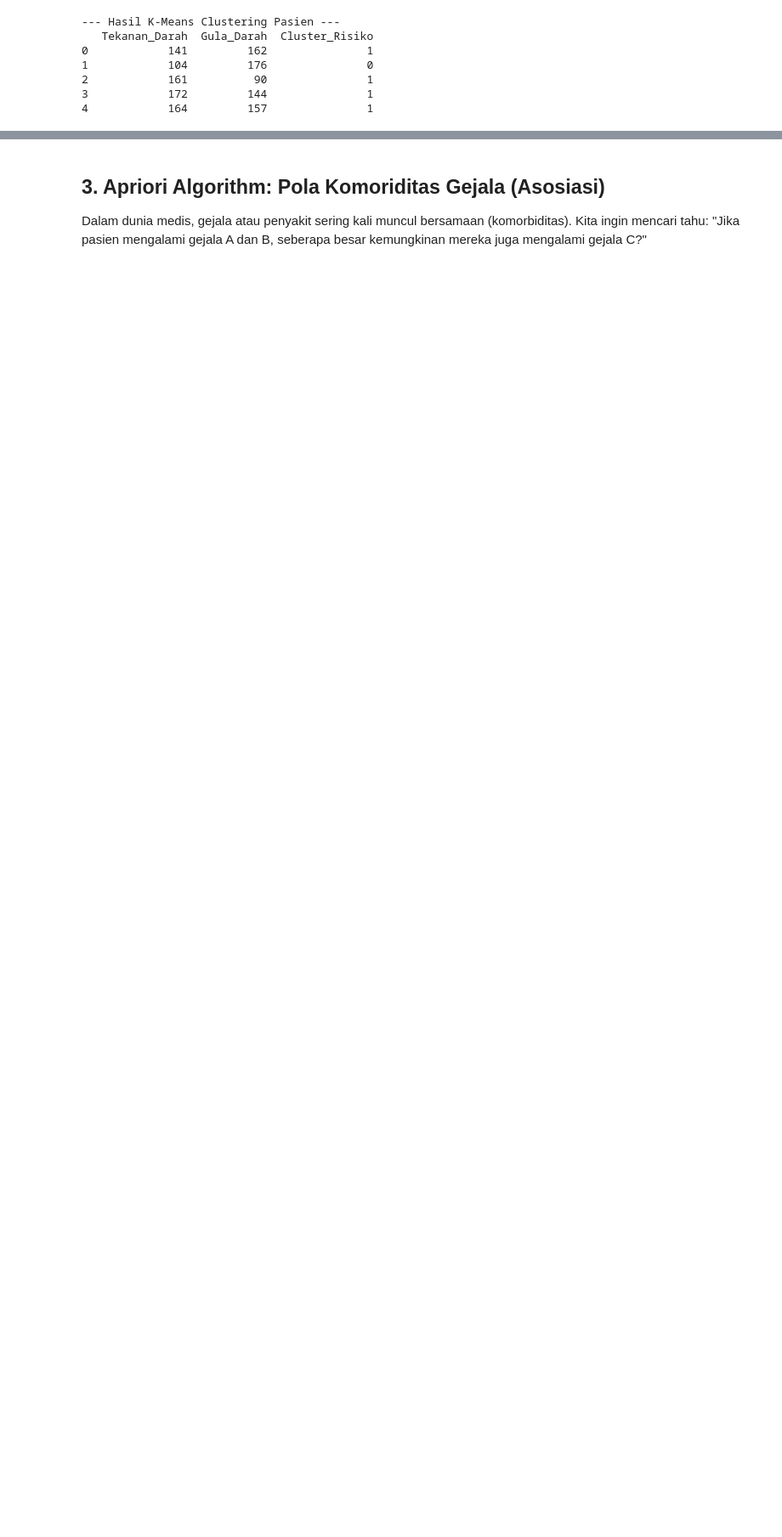
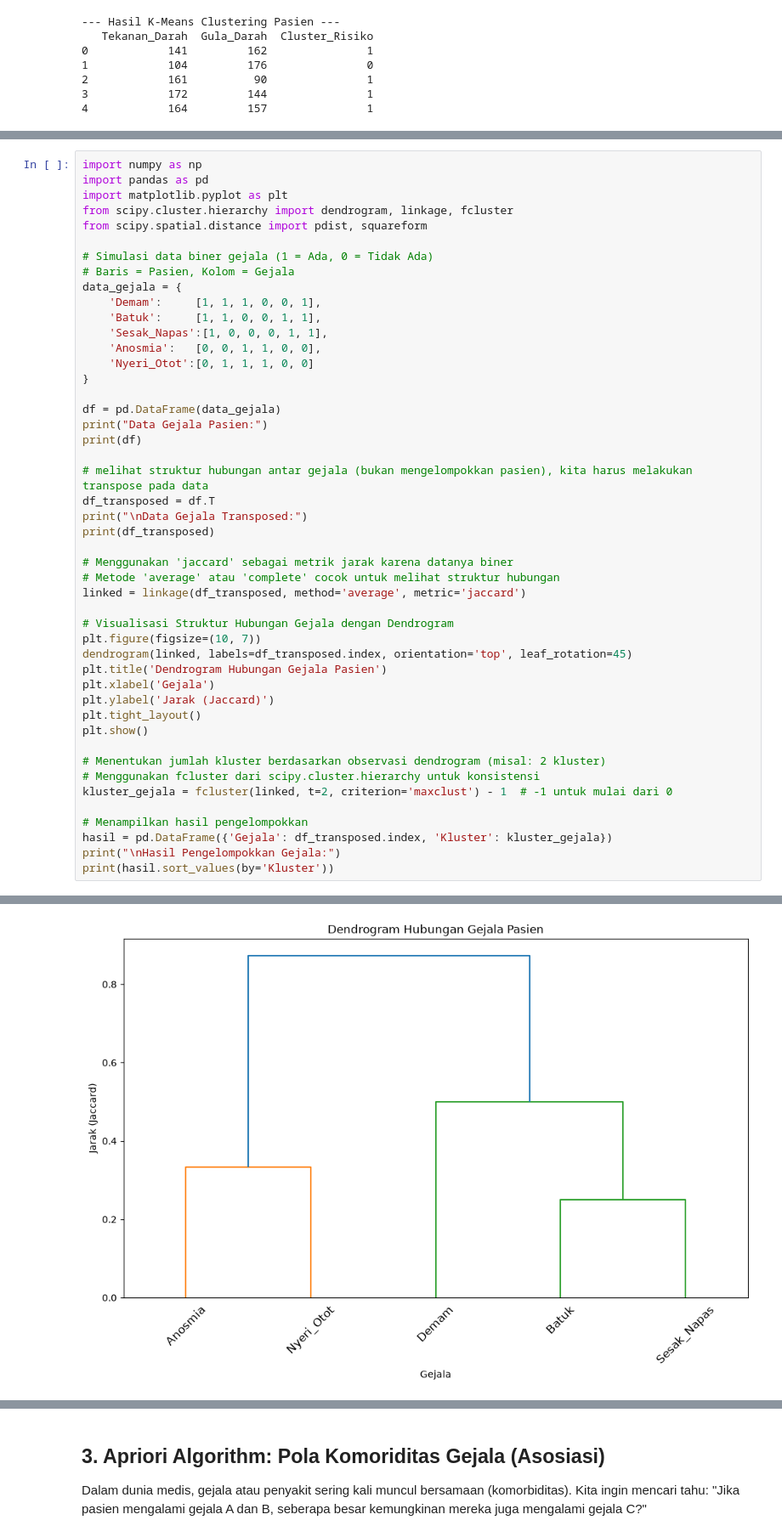
Before and after one commit to jbintarto-ai/ClassDatascience, a Jupyter notebook: MLUS.ipynb, the cells around one changed output, grey strips where cells are left out. Shown: that part at 85% size. Saved outputs shown, nothing was run; the diff lists cells and outputs as text; blank space fills up the shorter version.

```diff
--- a/MLUS.ipynb
+++ b/MLUS.ipynb
@@ -61,0 +34,48 @@ plt.show()
+# %%
+import numpy as np
+import pandas as pd
+import matplotlib.pyplot as plt
+from scipy.cluster.hierarchy import dendrogram, linkage, fcluster
+from scipy.spatial.distance import pdist, squareform
+
+# Simulasi data biner gejala (1 = Ada, 0 = Tidak Ada)
+# Baris = Pasien, Kolom = Gejala
+data_gejala = {
+    'Demam':     [1, 1, 1, 0, 0, 1],
+    'Batuk':     [1, 1, 0, 0, 1, 1],
+    'Sesak_Napas':[1, 0, 0, 0, 1, 1],
+    'Anosmia':   [0, 0, 1, 1, 0, 0],
+    'Nyeri_Otot':[0, 1, 1, 1, 0, 0]
+}
+
+df = pd.DataFrame(data_gejala)
+print("Data Gejala Pasien:")
+print(df)
+
+# melihat struktur hubungan antar gejala (bukan mengelompokkan pasien), kita harus melakukan transpose pada data
+df_transposed = df.T
+print("\nData Gejala Transposed:")
+print(df_transposed)
+
+# Menggunakan 'jaccard' sebagai metrik jarak karena datanya biner
+# Metode 'average' atau 'complete' cocok untuk melihat struktur hubungan
+linked = linkage(df_transposed, method='average', metric='jaccard')
+
+# Visualisasi Struktur Hubungan Gejala dengan Dendrogram
+plt.figure(figsize=(10, 7))
+dendrogram(linked, labels=df_transposed.index, orientation='top', leaf_rotation=45)
+plt.title('Dendrogram Hubungan Gejala Pasien')
+plt.xlabel('Gejala')
+plt.ylabel('Jarak (Jaccard)')
+plt.tight_layout()
+plt.show()
+
+# Menentukan jumlah kluster berdasarkan observasi dendrogram (misal: 2 kluster)
+# Menggunakan fcluster dari scipy.cluster.hierarchy untuk konsistensi
+kluster_gejala = fcluster(linked, t=2, criterion='maxclust') - 1  # -1 untuk mulai dari 0
+
+# Menampilkan hasil pengelompokkan
+hasil = pd.DataFrame({'Gejala': df_transposed.index, 'Kluster': kluster_gejala})
+print("\nHasil Pengelompokkan Gejala:")
+print(hasil.sort_values(by='Kluster'))
+# %% [output]
@@ -61,0 +98 @@ plt.show()
+[figure, added]
```
Also changed, not shown: parts of 15 cells of this notebook.
